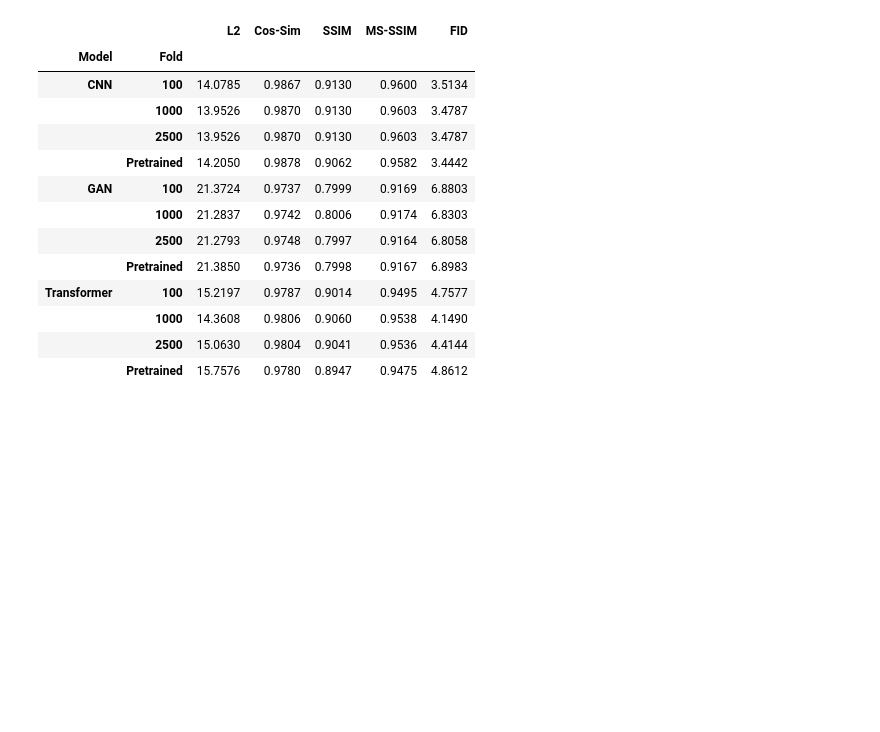
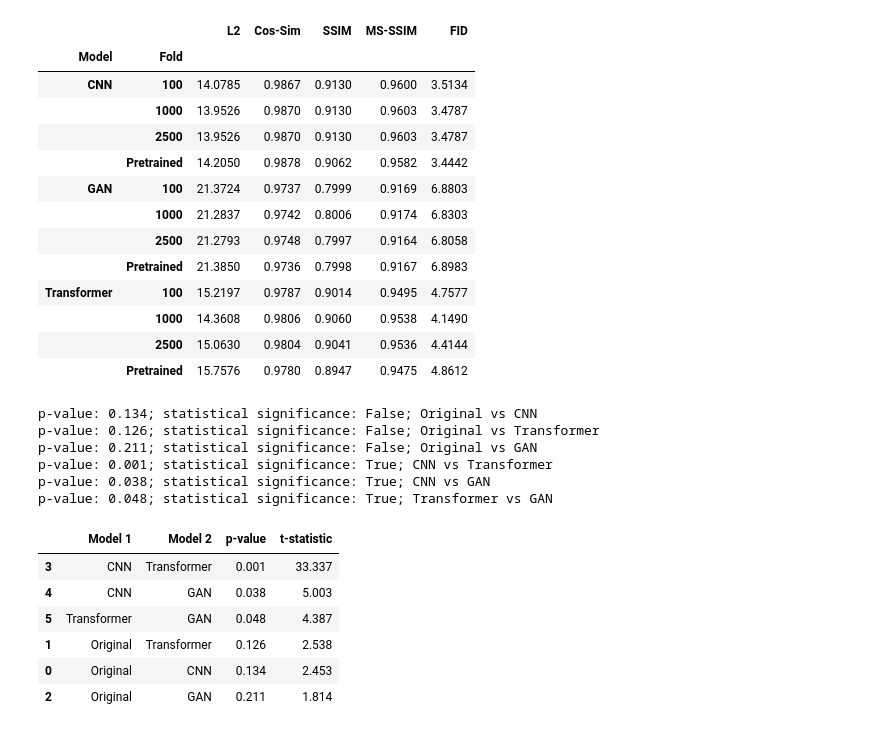
Before and after one commit to Denbergvanthijs/PatternRecognition, a Jupyter notebook: results.ipynb, the cells around one changed output. Drawn from its saved outputs; the diff is of its cells as text; code cells hidden in the pictures; blank space fills up the shorter version.

```diff
--- a/results.ipynb
+++ b/results.ipynb
@@ -9,7 +9,7 @@ import json
 fp_results = "./results/"
 
 # Each subfolder is one model
-models = [os.path.join(fp_results, model) for model in os.listdir(fp_results)]
+models = [os.path.join(fp_results, model) for model in os.listdir(fp_results) if os.path.isdir(os.path.join(fp_results, model))]
 models
 
 # Add results of all json files of each model to a dict
@@ -61,3 +61,39 @@ df
 |  | 1000 | 14.3608 | 0.9806 | 0.9060 | 0.9538 | 4.1490 |
 |  | 2500 | 15.0630 | 0.9804 | 0.9041 | 0.9536 | 4.4144 |
 |  | Pretrained | 15.7576 | 0.9780 | 0.8947 | 0.9475 | 4.8612 |
+# %%
+from scipy.stats import ttest_ind
+
+models = ["Original", "CNN", "Transformer", "GAN"]
+means = [1.417, 2.563, 2.462, 3.559]
+stds = [0.566, 0.601, 0.652, 0.523]
+alpha = 0.05
+
+# Perform t-test on each of the combinations of models
+df_ttest = pd.DataFrame(columns=["Model 1", "Model 2", "p-value", "t-statistic"])
+for i in range(len(models)):
+    for j in range(i+1, len(models)):
+        statistic, pvalue = ttest_ind([means[i], means[j]], [stds[i], stds[j]], equal_var=True, alternative="two-sided")
+
+        # Rounded to 3 decimals
+        print(f"p-value: {round(pvalue, 3)}; statistical significance: {pvalue < alpha}; {models[i]} vs {models[j]}")
+        df_ttest = pd.concat([df_ttest, pd.DataFrame([[models[i], models[j], round(pvalue, 3), round(statistic, 3)]],
+                             columns=["Model 1", "Model 2", "p-value", "t-statistic"])], ignore_index=True)
+
+# Sort by p-value
+df_ttest.sort_values(by="p-value", inplace=True)
+df_ttest
+# %% [output]
+p-value: 0.134; statistical significance: False; Original vs CNN
+p-value: 0.126; statistical significance: False; Original vs Transformer
+p-value: 0.211; statistical significance: False; Original vs GAN
+p-value: 0.001; statistical significance: True; CNN vs Transformer
+p-value: 0.038; statistical significance: True; CNN vs GAN
+p-value: 0.048; statistical significance: True; Transformer vs GAN
+|  | Model 1 | Model 2 | p-value | t-statistic |
+| 3 | CNN | Transformer | 0.001 | 33.337 |
+| 4 | CNN | GAN | 0.038 | 5.003 |
+| 5 | Transformer | GAN | 0.048 | 4.387 |
+| 1 | Original | Transformer | 0.126 | 2.538 |
+| 0 | Original | CNN | 0.134 | 2.453 |
+| 2 | Original | GAN | 0.211 | 1.814 |
```
Also changed, not shown: parts of 1 cell of this notebook.
